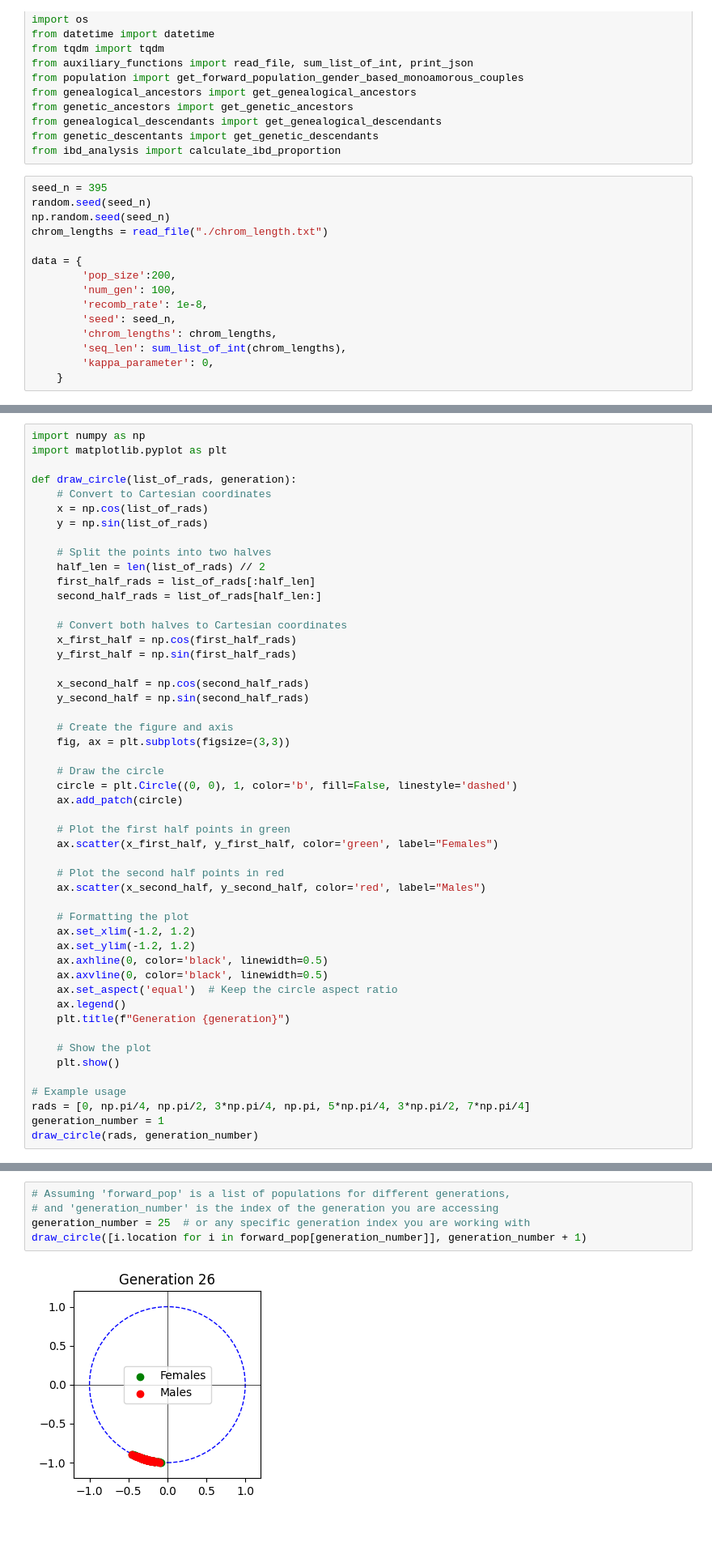
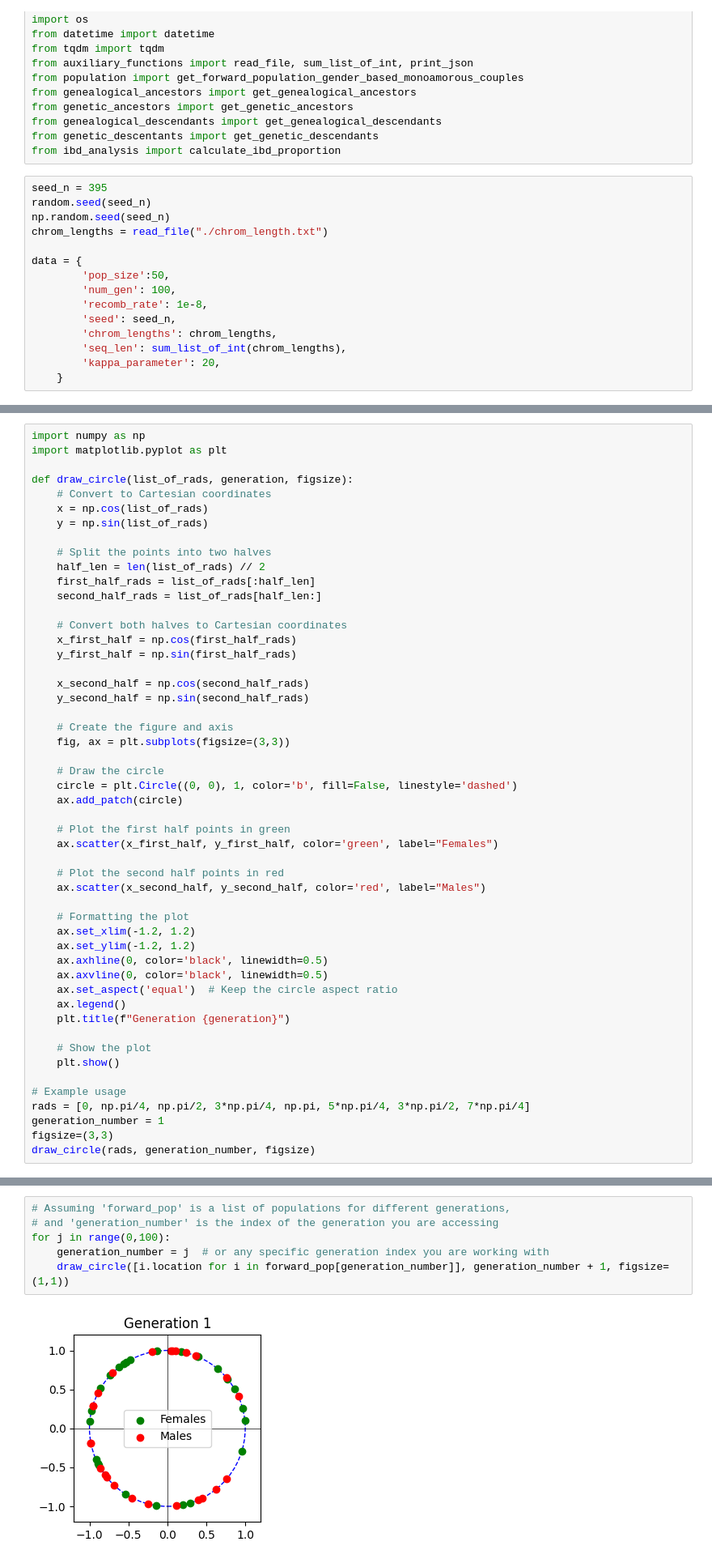
Before and after one commit to Pelagia-Derizioti/GeneticAncestryModeling, a Jupyter notebook: circles.ipynb, the cells around one changed output, grey strips where cells are left out. Shown at 81% size. Saved outputs shown, nothing was run; the diff lists cells and outputs as text; blank space fills up the shorter version.

```diff
--- a/circles.ipynb
+++ b/circles.ipynb
@@ -22,13 +22,13 @@ np.random.seed(seed_n)
 chrom_lengths = read_file("./chrom_length.txt")
 
 data = {
-        'pop_size':200,
+        'pop_size':50,
         'num_gen': 100,
         'recomb_rate': 1e-8,
         'seed': seed_n,
         'chrom_lengths': chrom_lengths,
         'seq_len': sum_list_of_int(chrom_lengths),
-        'kappa_parameter': 0,
+        'kappa_parameter': 20,
     }
 # %%
 forward_pop,mom_time_list_per_gen, mom_time_list_per_gen_count, average_mom_time_all = get_forward_population_gender_based_monoamorous_couples(data['pop_size'], data['num_gen'], chrom_lengths, data['recomb_rate'], data['kappa_parameter'])
@@ -54,7 +54,7 @@ forward_pop,mom_time_list_per_gen, mom_time_list_per_gen_count, average_mom_time
 import numpy as np
 import matplotlib.pyplot as plt
 
-def draw_circle(list_of_rads, generation):
+def draw_circle(list_of_rads, generation, figsize):
     # Convert to Cartesian coordinates
     x = np.cos(list_of_rads)
     y = np.sin(list_of_rads)
@@ -99,13 +99,15 @@ def draw_circle(list_of_rads, generation):
 # Example usage
 rads = [0, np.pi/4, np.pi/2, 3*np.pi/4, np.pi, 5*np.pi/4, 3*np.pi/2, 7*np.pi/4]
 generation_number = 1
-draw_circle(rads, generation_number)
+figsize=(3,3)
+draw_circle(rads, generation_number, figsize)
 # %% [output]
 [figure]
 # %%
 # Assuming 'forward_pop' is a list of populations for different generations,
 # and 'generation_number' is the index of the generation you are accessing
-generation_number = 25  # or any specific generation index you are working with
-draw_circle([i.location for i in forward_pop[generation_number]], generation_number + 1)
+for j in range(0,100):
+    generation_number = j  # or any specific generation index you are working with
+    draw_circle([i.location for i in forward_pop[generation_number]], generation_number + 1, figsize=(1,1))
 # %% [output]
-[figure, old version]
+[figure, new version]
```
Also changed, not shown: parts of 2 cells of this notebook, 1 other file.
